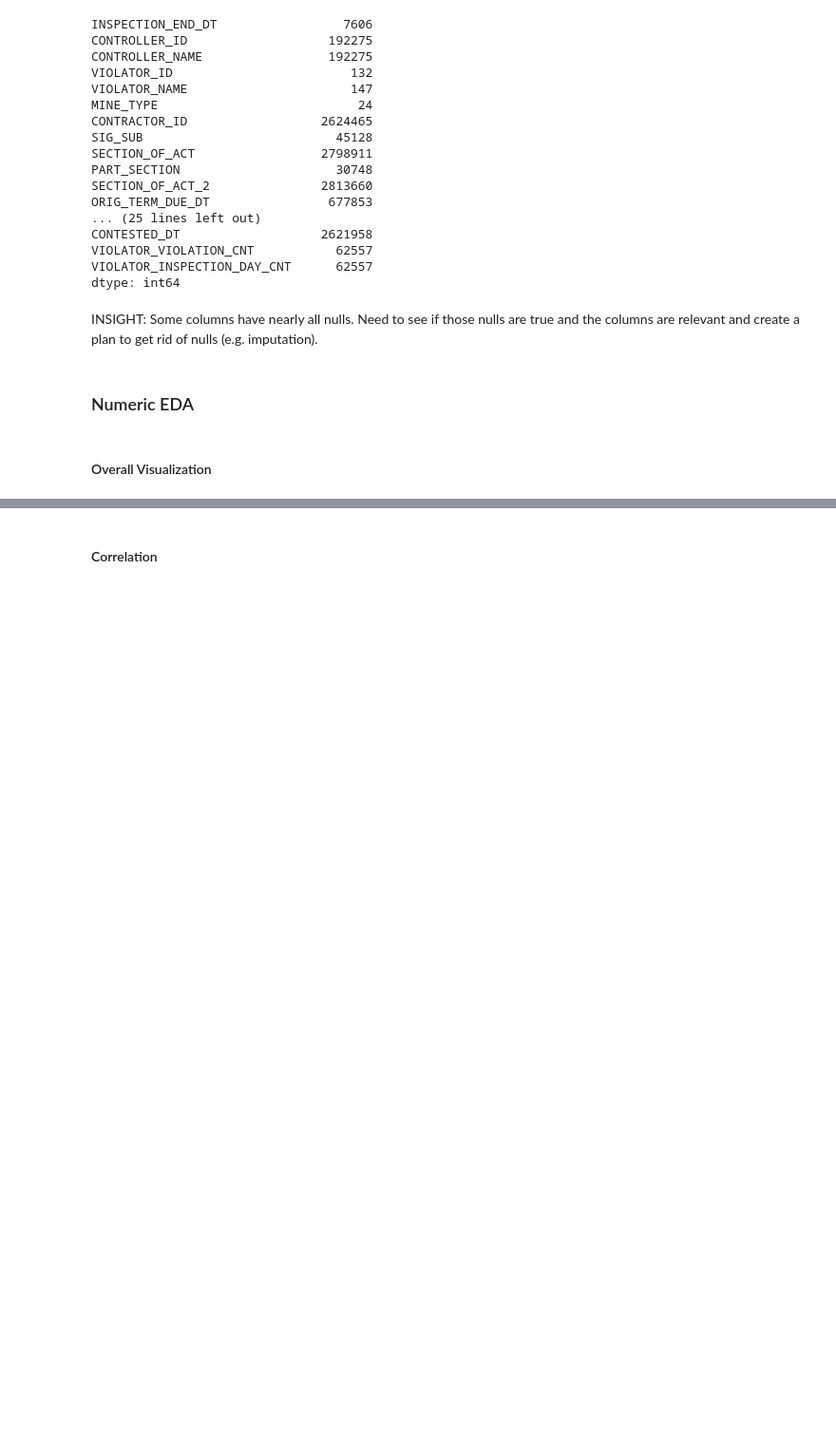
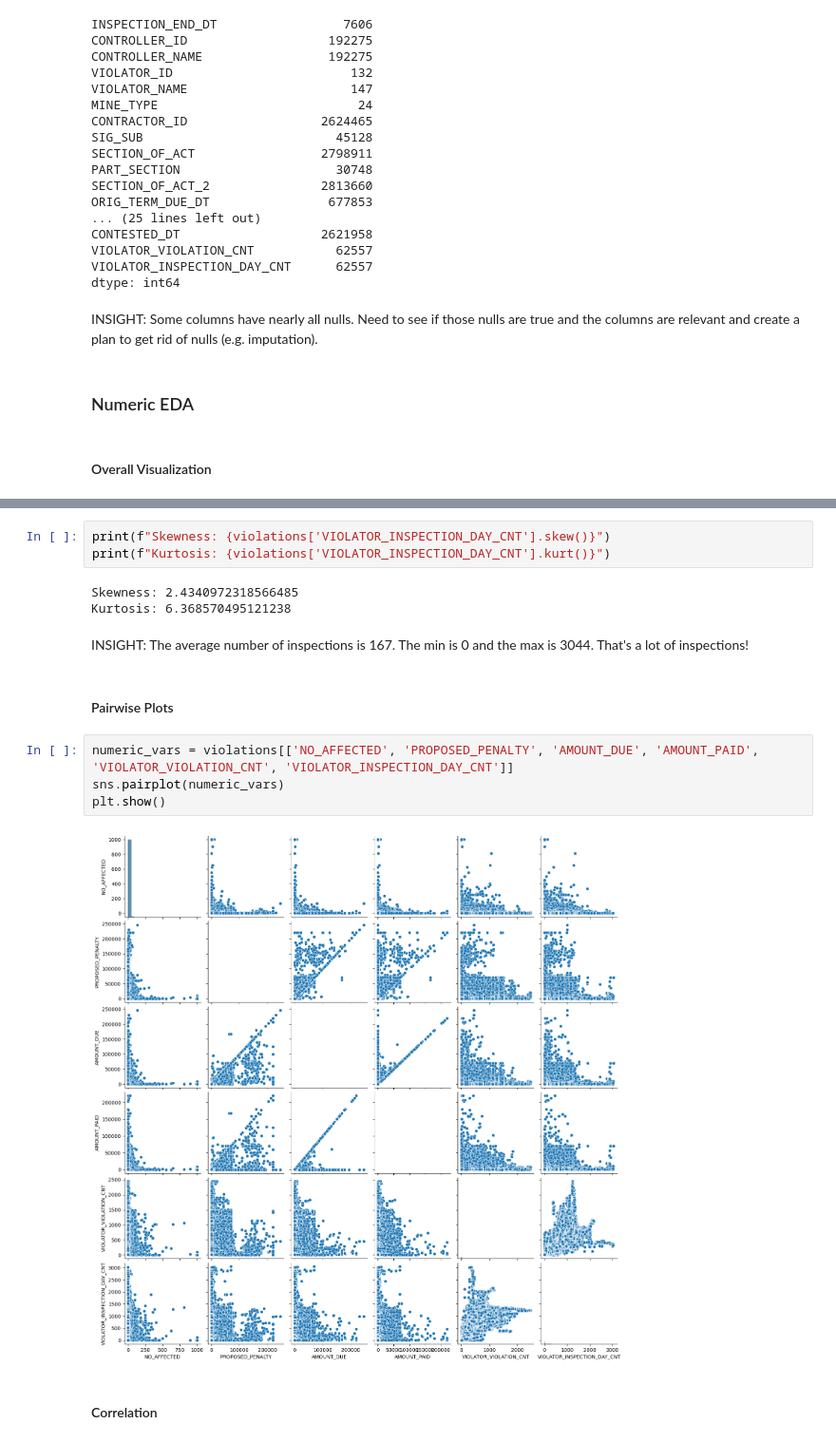
Before and after one commit to hdavis-sandiego/ADS-capstone, a Jupyter notebook: Capstone - Load and EDA.ipynb, the cells around one changed output, grey strips where cells are left out. Shown at 95% size. Cells and saved outputs as stored; diff of their text form; blank space fills up the shorter version.

```diff
--- a/Capstone - Load and EDA.ipynb
+++ b/Capstone - Load and EDA.ipynb
@@ -264,3 +457,19 @@ All other graphs are heavily right skewed. Need to dive in further to see if the
+# %%
+print(f"Skewness: {violations['VIOLATOR_INSPECTION_DAY_CNT'].skew()}")
+print(f"Kurtosis: {violations['VIOLATOR_INSPECTION_DAY_CNT'].kurt()}")
+# %% [output]
+Skewness: 2.4340972318566485
+Kurtosis: 6.368570495121238
+# %% [markdown]
+INSIGHT: The average number of inspections is 167. The min is 0 and the max is 3044. That's a lot of inspections!
+# %% [markdown]
+#### Pairwise Plots
+# %%
+numeric_vars = violations[['NO_AFFECTED', 'PROPOSED_PENALTY', 'AMOUNT_DUE', 'AMOUNT_PAID', 'VIOLATOR_VIOLATION_CNT', 'VIOLATOR_INSPECTION_DAY_CNT']]
+sns.pairplot(numeric_vars)
+plt.show()
+# %% [output]
+[figure, added]
 # %% [markdown]
 #### Correlation
 # %%
```
Also changed, not shown: parts of 201 cells of this notebook.
